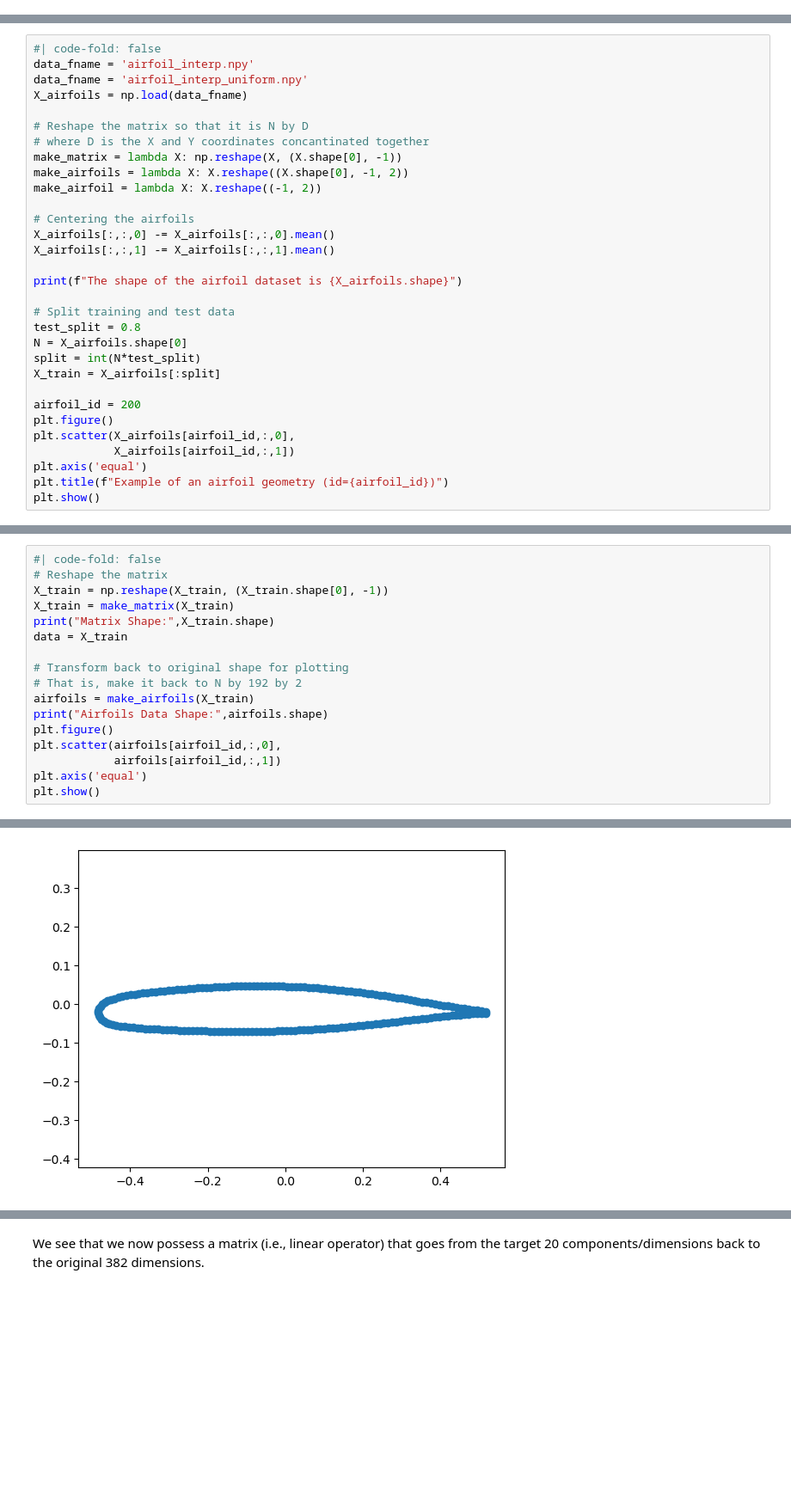
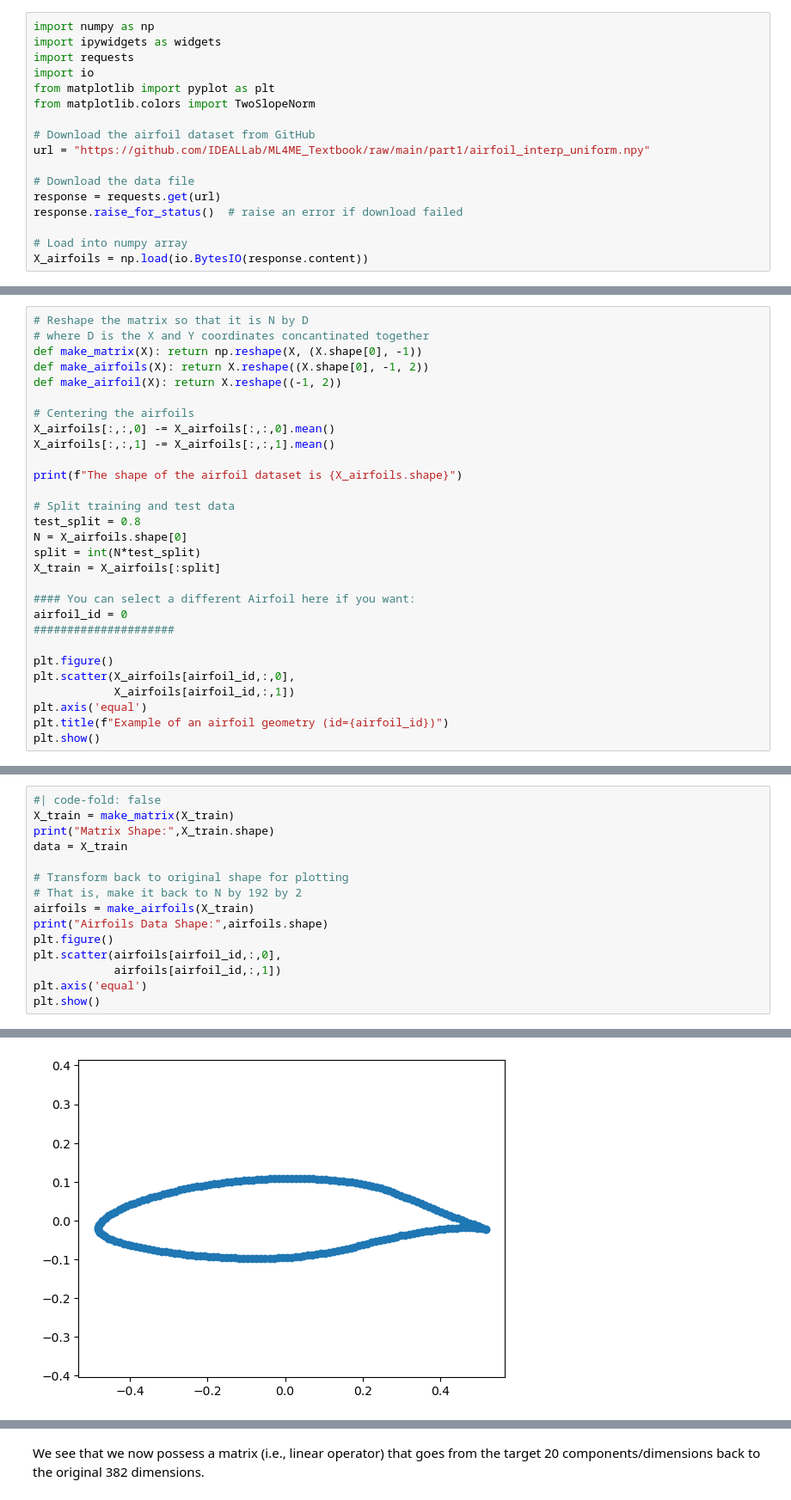
Before and after one commit to zui125/ML4ME_Textbook, a Jupyter notebook: part1/linear_decompositions.ipynb, the cells around one changed output, grey strips where cells are left out. Shown at 86% size. Drawn from its saved outputs; the diff is of its cells as text; blank space fills up the shorter version.

```diff
--- a/part1/linear_decompositions.ipynb
+++ b/part1/linear_decompositions.ipynb
@@ -8 +12,18 @@ import numpy as np
+# %%
+import numpy as np
+import ipywidgets as widgets
+import requests
+import io
+from matplotlib import pyplot as plt
+from matplotlib.colors import TwoSlopeNorm
+
+# Download the airfoil dataset from GitHub
+url = "https://github.com/IDEALLab/ML4ME_Textbook/raw/main/part1/airfoil_interp_uniform.npy"
+
+# Download the data file
+response = requests.get(url)
+response.raise_for_status()  # raise an error if download failed
+
+# Load into numpy array
+X_airfoils = np.load(io.BytesIO(response.content))
 # %% [markdown]
@@ -10,14 +31,9 @@ First, let's load some airfoil geometry coordinates, take a look at the shape of
 # %%
-#| code-fold: false
-data_fname = 'airfoil_interp.npy'
-data_fname = 'airfoil_interp_uniform.npy'
-X_airfoils = np.load(data_fname)
-
 # Reshape the matrix so that it is N by D
 # where D is the X and Y coordinates concantinated together
-make_matrix = lambda X: np.reshape(X, (X.shape[0], -1))
-make_airfoils = lambda X: X.reshape((X.shape[0], -1, 2))
-make_airfoil = lambda X: X.reshape((-1, 2))
+def make_matrix(X): return np.reshape(X, (X.shape[0], -1))
+def make_airfoils(X): return X.reshape((X.shape[0], -1, 2))
+def make_airfoil(X): return X.reshape((-1, 2))
 
 # Centering the airfoils
 X_airfoils[:,:,0] -= X_airfoils[:,:,0].mean()
@@ -31,7 +47,10 @@ N = X_airfoils.shape[0]
 split = int(N*test_split)
 X_train = X_airfoils[:split]
 
-airfoil_id = 200
+#### You can select a different Airfoil here if you want:
+airfoil_id = 0
+#####################
+
 plt.figure()
 plt.scatter(X_airfoils[airfoil_id,:,0],
             X_airfoils[airfoil_id,:,1])
@@ -46,22 +65,20 @@ Great, as we can see there are 1528 airfoils, expressed as 192 surface coordinat
 # %%
 #| code-fold: false
-# Reshape the matrix
-X_train = np.reshape(X_train, (X_train.shape[0], -1))
 X_train = make_matrix(X_train)
 print("Matrix Shape:",X_train.shape)
 data = X_train
 
 # Transform back to original shape for plotting
 # That is, make it back to N by 192 by 2
 airfoils = make_airfoils(X_train)
 print("Airfoils Data Shape:",airfoils.shape)
 plt.figure()
 plt.scatter(airfoils[airfoil_id,:,0],
             airfoils[airfoil_id,:,1])
 plt.axis('equal')
 plt.show()
 # %% [output]
 Matrix Shape: (1222, 384)
 Airfoils Data Shape: (1222, 192, 2)
-[figure, old version]
+[figure, new version]
 # %% [markdown]
```
Also changed, not shown: parts of 50 cells of this notebook.
